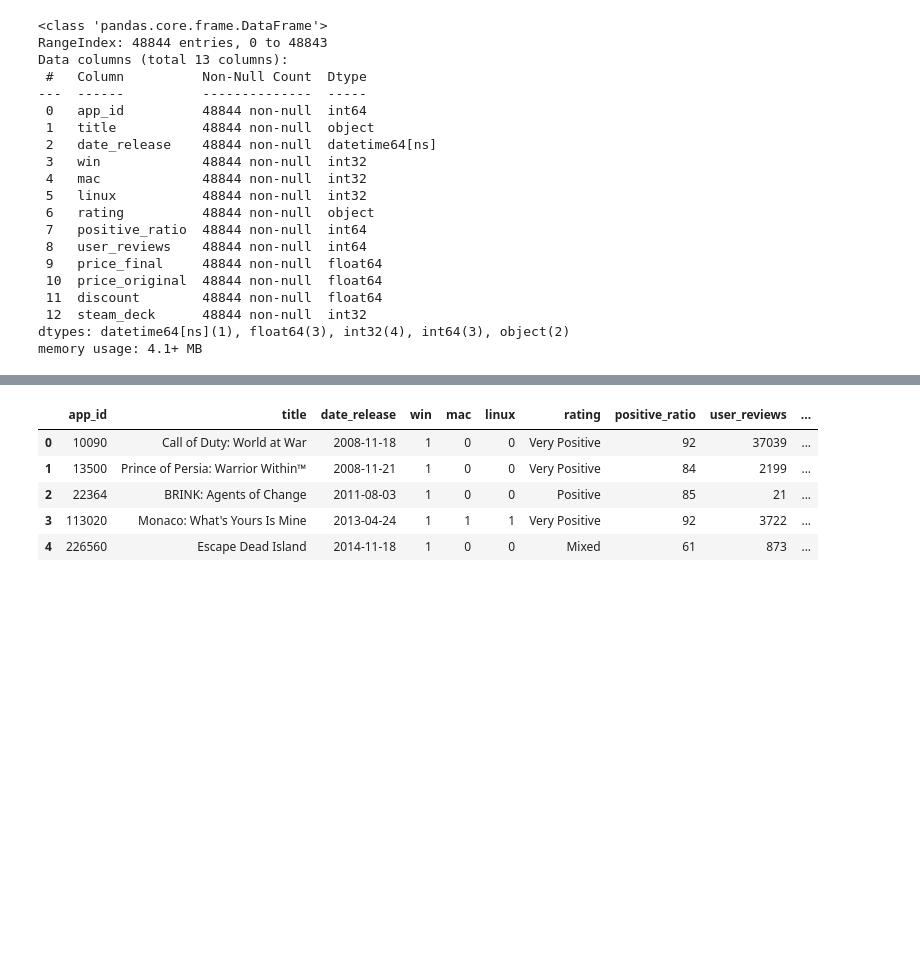
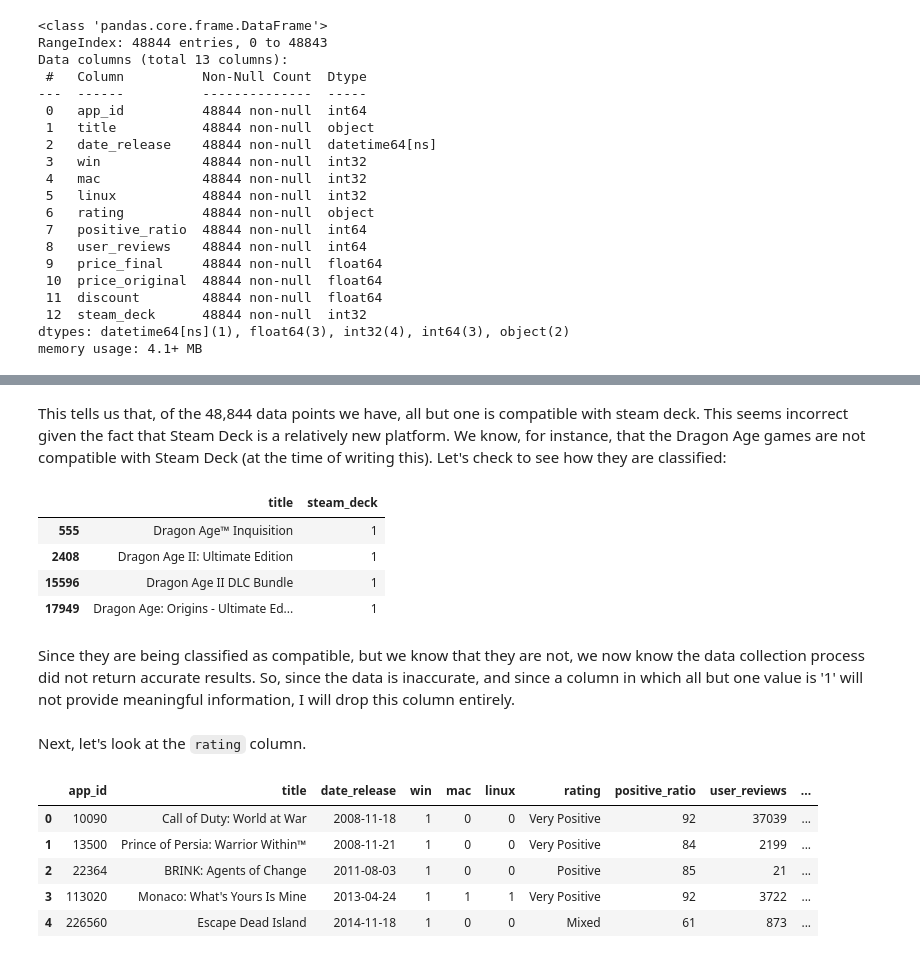
Before and after one commit to ericbohner/Capstone, a Jupyter notebook: data_cleaning.ipynb, the cells around one changed output, grey strips where cells are left out. Cells and saved outputs as stored; diff of their text form; code cells hidden in the pictures; blank space fills up the shorter version.

```diff
--- a/data_cleaning.ipynb
+++ b/data_cleaning.ipynb
@@ -132,0 +165,12 @@ memory usage: 4.1+ MB
+# %% [markdown]
+This tells us that, of the 48,844 data points we have, all but one is compatible with steam deck.  This seems incorrect given the fact that Steam Deck is a relatively new platform.  We know, for instance, that the Dragon Age games are not compatible with Steam Deck (at the time of writing this).  Let's check to see how they are classified:
+# %%
+game_reviews_df.loc[game_reviews_df['title'].str.contains(r'Dragon Age', case=False, regex=True), ['title','steam_deck']]
+# %% [output]
+|  | title | steam_deck |
+| 555 | Dragon Age™ Inquisition | 1 |
+| 2408 | Dragon Age II: Ultimate Edition | 1 |
+| 15596 | Dragon Age II DLC Bundle | 1 |
+| 17949 | Dragon Age: Origins - Ultimate Ed... | 1 |
+# %% [markdown]
+Since they are being classified as compatible, but we know that they are not, we now know the data collection process did not return accurate results.  So, since the data is inaccurate, and since a column in which all but one value is '1' will not provide meaningful information, I will drop this column entirely.
@@ -133,3 +179,5 @@ memory usage: 4.1+ MB
+# %% [markdown]
+Next, let's look at the `rating` column.
 # %%
 game_reviews_df.head()
 # %% [output]
```
Also changed, not shown: parts of 13 cells of this notebook.
